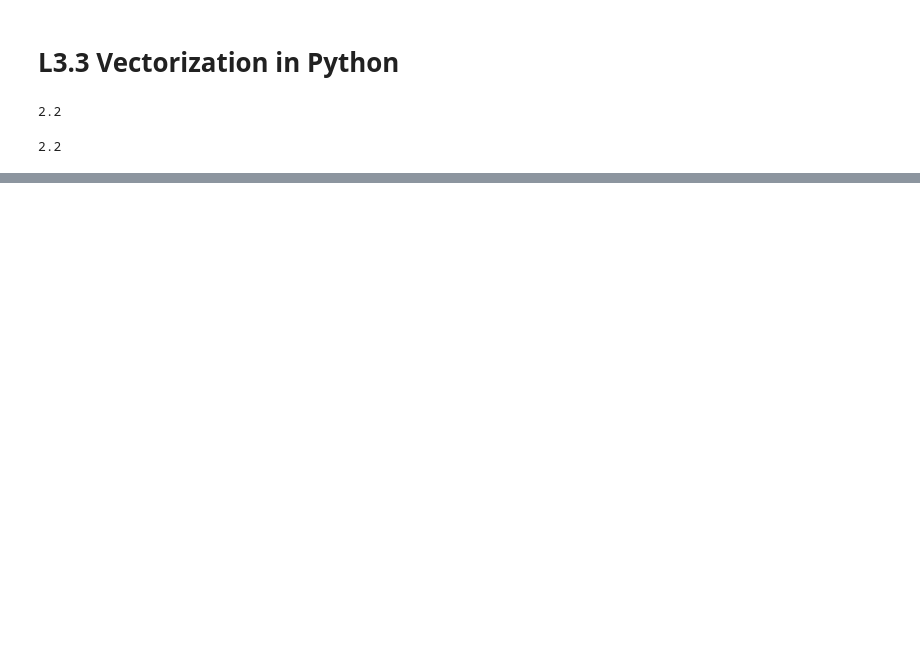
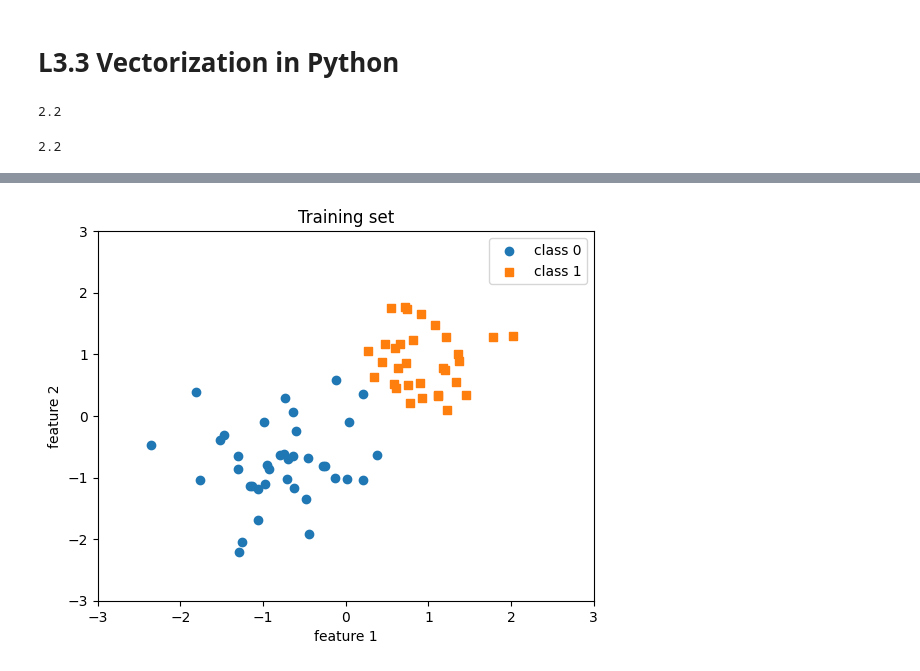
Before and after one commit to XinyueArielFu/ML-DL-learning-practices, a Jupyter notebook: deep-learning/L3_perceptrons.ipynb, the cells around one changed output, grey strips where cells are left out. Saved outputs shown, nothing was run; the diff lists cells and outputs as text; code cells hidden in the pictures; blank space fills up the shorter version.

Commit message:
L3 - np and pytorch perceptron class implementation

```diff
--- a/deep-learning/L3_perceptrons.ipynb
+++ b/deep-learning/L3_perceptrons.ipynb
@@ -59,0 +68,11 @@ The slowest run took 10.65 times longer than the fastest. This could mean that a
+# %%
+##########################
+### DATASET
+##########################
+data = np.genfromtxt('perceptron_toydata.txt', delimiter="\t")
+X, y = data[:, :2], data[:, 2]
+y = y.astype(np.int16)
+
+print('Class label counts:', np.bincount(y))
+print('X.shape:', X.shape)
+print('y.shape:', y.shape)
@@ -59,0 +83,15 @@ The slowest run took 10.65 times longer than the fastest. This could mean that a
+# %%
+# Shuffling & train/test split
+shuffle_idx = np.arange(y.shape[0])
+shuffle_rng = np.random.RandomState(123)
+shuffle_rng.shuffle(shuffle_idx)
+X, y = X[shuffle_idx], y[shuffle_idx]
+# %%
+X_train, X_test = X[shuffle_idx[:70]], X[shuffle_idx[70:]]
+y_train, y_test = y[shuffle_idx[:70]], y[shuffle_idx[70:]]
+# %%
+# Normalize (mean zero, unit variance)
+mu, sigma = X_train.mean(axis=0), X_train.std(axis=0)
+X_train = (X_train - mu) / sigma
+X_test = (X_test - mu) / sigma
+X_train.std(axis=0)
@@ -59,0 +120,14 @@ The slowest run took 10.65 times longer than the fastest. This could mean that a
+# %%
+plt.scatter(x=X_train[y_train == 0,0],
+            y=X_train[y_train == 0,1], label = "class 0", marker="o")
+plt.scatter(x=X_train[y_train == 1,0],
+            y=X_train[y_train == 1,1], label = "class 1", marker="s")
+plt.title("Training set")
+plt.xlabel('feature 1')
+plt.ylabel('feature 2')
+plt.xlim([-3, 3])
+plt.ylim([-3, 3])
+plt.legend()
+plt.show()
+# %% [output]
+[figure, added]
```
Also changed, not shown: parts of 25 cells of this notebook, 2 other files.
